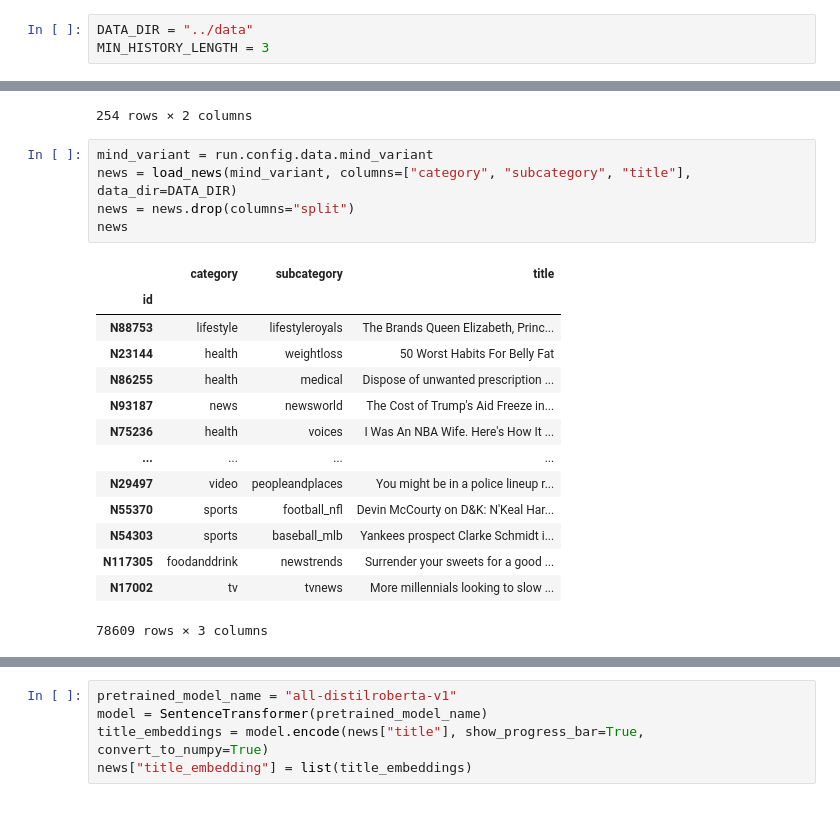
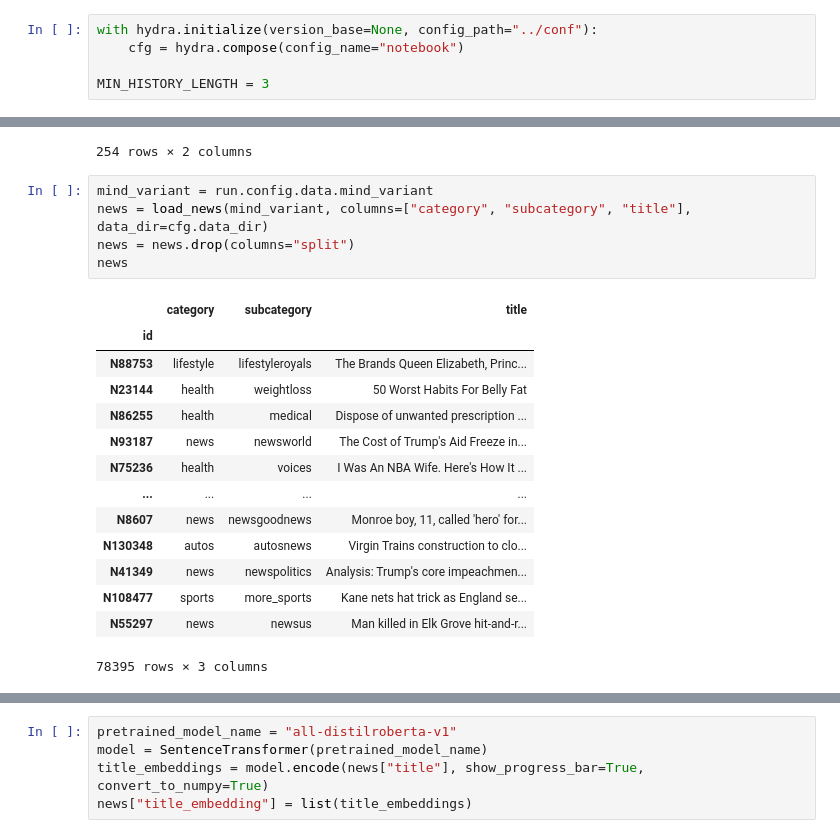
Before and after one commit to koengommers/news-recommendation, a Jupyter notebook: notebooks/Reading diversity.ipynb, the cells around one changed output, grey strips where cells are left out. Drawn from its saved outputs; the diff is of its cells as text.

```diff
--- a/notebooks/Reading diversity.ipynb
+++ b/notebooks/Reading diversity.ipynb
@@ -17,5 +18,7 @@ from evaluation.metrics import gs_score, ild
 # %%
-DATA_DIR = "../data"
+with hydra.initialize(version_base=None, config_path="../conf"):
+    cfg = hydra.compose(config_name="notebook")
+
 MIN_HISTORY_LENGTH = 3
 # %%
 runs = RunCollection.from_path("../outputs")
@@ -73,24 +76,24 @@ Using topic embeddings from epoch 3
 254 rows × 2 columns
 # %%
 mind_variant = run.config.data.mind_variant
-news = load_news(mind_variant, columns=["category", "subcategory", "title"], data_dir=DATA_DIR)
+news = load_news(mind_variant, columns=["category", "subcategory", "title"], data_dir=cfg.data_dir)
 news = news.drop(columns="split")
 news
 # %% [output]
 |  | category | subcategory | title |
 | id |  |  |  |
 | N88753 | lifestyle | lifestyleroyals | The Brands Queen Elizabeth, Princ... |
 | N23144 | health | weightloss | 50 Worst Habits For Belly Fat |
 | N86255 | health | medical | Dispose of unwanted prescription ... |
 | N93187 | news | newsworld | The Cost of Trump's Aid Freeze in... |
 | N75236 | health | voices | I Was An NBA Wife. Here's How It ... |
 | ... | ... | ... | ... |
-| N29497 | video | peopleandplaces | You might be in a police lineup r... |
-| N55370 | sports | football_nfl | Devin McCourty on D&K: N'Keal Har... |
-| N54303 | sports | baseball_mlb | Yankees prospect Clarke Schmidt i... |
-| N117305 | foodanddrink | newstrends | Surrender your sweets for a good ... |
-| N17002 | tv | tvnews | More millennials looking to slow ... |
+| N8607 | news | newsgoodnews | Monroe boy, 11, called 'hero' for... |
+| N130348 | autos | autosnews | Virgin Trains construction to clo... |
+| N41349 | news | newspolitics | Analysis: Trump's core impeachmen... |
+| N108477 | sports | more_sports | Kane nets hat trick as England se... |
+| N55297 | news | newsus | Man killed in Elk Grove hit-and-r... |
-78609 rows × 3 columns
+78395 rows × 3 columns
 # %%
 categories_in_news = set(news["subcategory"])
 categories_in_embeddings = set(topic_embeddings["subcategory"])
```
Also changed, not shown: parts of 10 cells of this notebook, 5 other files.
